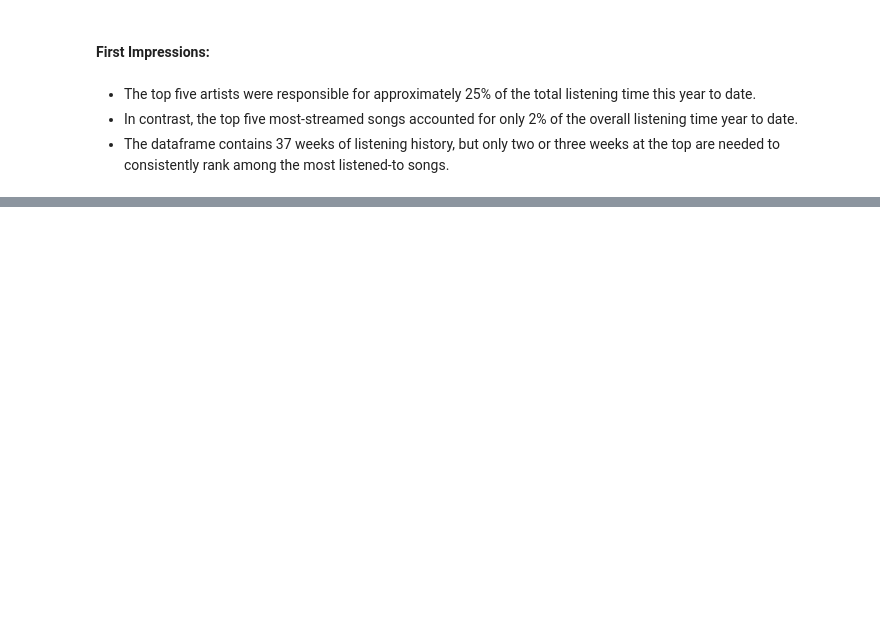
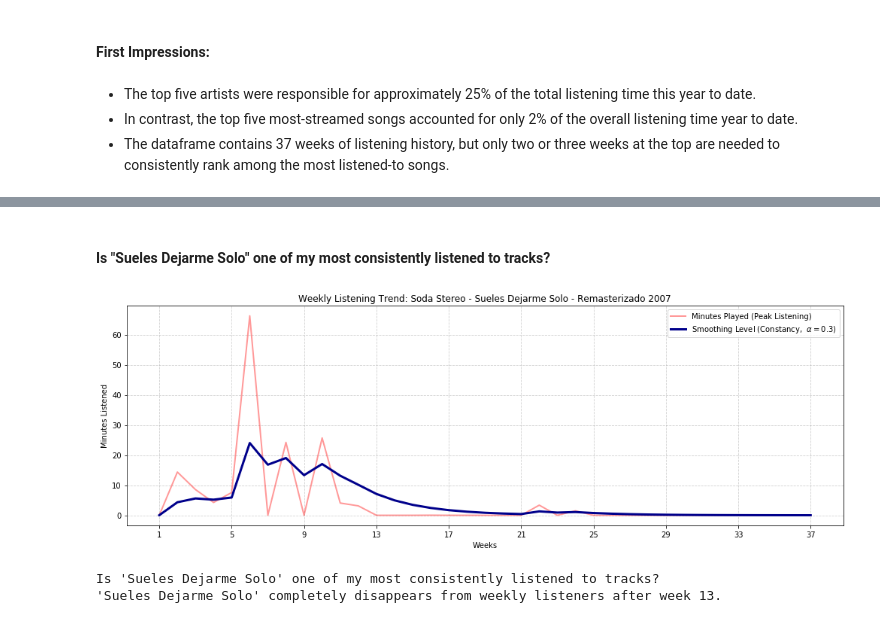
Before and after one commit to Garridot/spotify-wrapped-detailed, a Jupyter notebook: analysis.ipynb, the cells around one changed output, grey strips where cells are left out. Drawn from its saved outputs; the diff is of its cells as text; code cells hidden in the pictures; blank space fills up the shorter version.

```diff
--- a/analysis.ipynb
+++ b/analysis.ipynb
@@ -830,0 +949,70 @@ Tracks that ENTERED (Rewarded for Weekly Consistency): [('The Beatles', 'Come To
+# %% [markdown]
+#### Is "Sueles Dejarme Solo" one of my most consistently listened to tracks?
+# %%
+# a) Extract the smoothed series of the track
+soda_stereo_smoothed = smoothed_time_series.loc[('Soda Stereo', 'Sueles Dejarme Solo - Remasterizado 2007')]
+
+soda_stereo_df = soda_stereo_smoothed.reset_index()
+soda_stereo_df.columns = ['sequential_week', 'Smoothed_Level']
+soda_stereo_df["artistName"] = "Soda Stereo"
+
+# b) Extract the weekly playback history of the track
+soda_stereo_weekly = agg_track_weekly[
+    (agg_track_weekly["artistName"] == "Soda Stereo") &
+    (agg_track_weekly["trackName"] == "Sueles Dejarme Solo - Remasterizado 2007")]
+
+soda_stereo_weekly = soda_stereo_weekly[['sequential_week', 'msPlayed']]
+
+# c) Merge the series
+combined_soda_stereo = pd.merge(
+    soda_stereo_df,
+    soda_stereo_weekly,
+    on='sequential_week',
+    how='left'  # Ensure all rows in soda_stereo_df are preserved
+)
+
+# d) Fill missing values (NaN) in the 'msPlayed' column with zero for the weeks without any listening activity
+combined_soda_stereo['msPlayed_Real'] = combined_soda_stereo['msPlayed'].fillna(0)
+
+# Convert msPlayed to minutes
+combined_soda_stereo['Min_Real'] = combined_soda_stereo['msPlayed_Real'] / 60000
+combined_soda_stereo['Min_Smoothed'] = combined_soda_stereo['Smoothed_Level'] / 60000
+
+
+
+## Chart Weekly Listening Trend ##
+
+plt.figure(figsize=(14, 5))
+
+# Listening Line (Volatility and Spikes)
+snsv.lineplot(x='sequential_week', y='Min_Real', data=combined_soda_stereo,
+             label='Minutes Played (Peak Listening)',
+             color='red',
+             alpha=0.4,
+             linewidth=2)
+
+# Smoothing Level Line (Constancy/Inertia)
+snsv.lineplot(x='sequential_week', y='Min_Smoothed', data=combined_soda_stereo,
+             label=f'Smoothing Level (Constancy,  $\\alpha=0.3$)',
+             color='darkblue',
+             linewidth=3)
+
+title_text = f'Weekly Listening Trend: Soda Stereo - Sueles Dejarme Solo - Remasterizado 2007'
+plt.title(title_text)
+plt.xlabel("Weeks")
+plt.ylabel("Minutes Listened")
+plt.xticks(np.arange(1, 38, 4)) # Marks every 4 weeks
+plt.grid(True, linestyle='--', alpha=0.6)
+plt.legend(loc='upper right')
+plt.tight_layout()
+
+
+plt.show()
+
+
+print("\nIs 'Sueles Dejarme Solo' one of my most consistently listened to tracks?")
+print("'Sueles Dejarme Solo' completely disappears from weekly listeners after week 13.")
+# %% [output]
+[figure, added]
+Is 'Sueles Dejarme Solo' one of my most consistently listened to tracks?
+'Sueles Dejarme Solo' completely disappears from weekly listeners after week 13.
```
Also changed, not shown: parts of 10 cells of this notebook.
